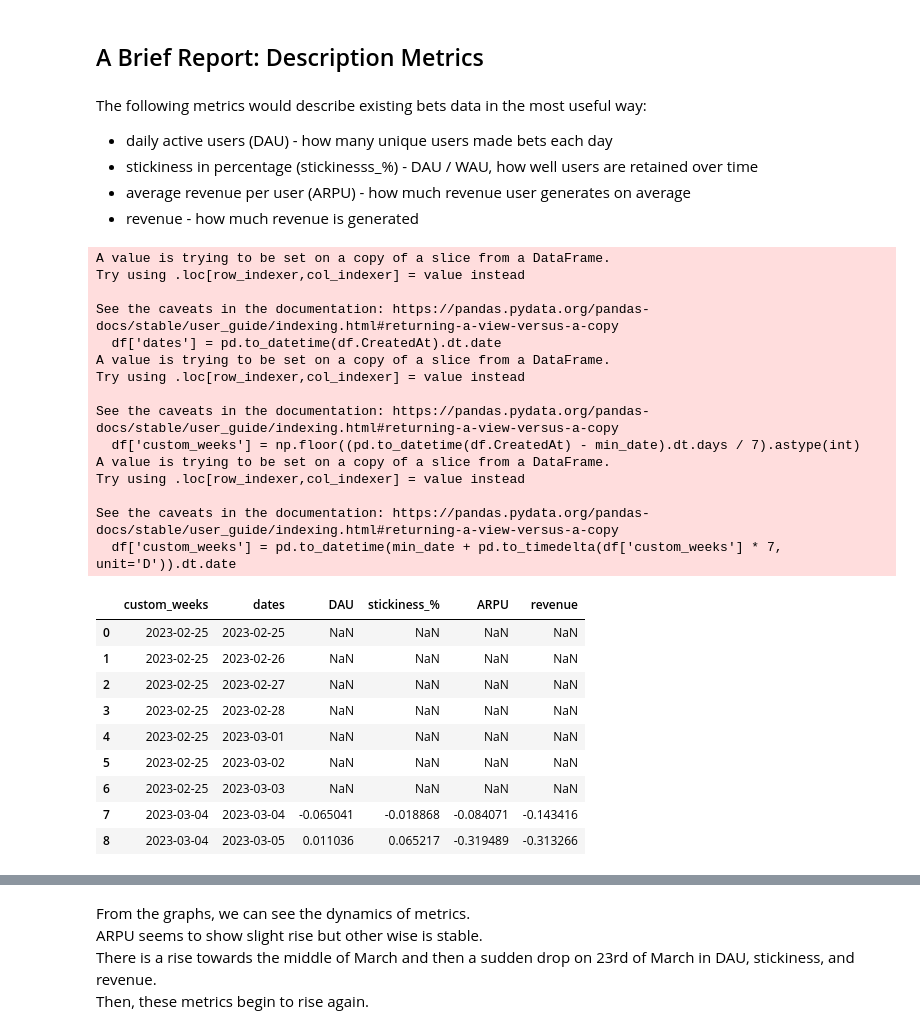
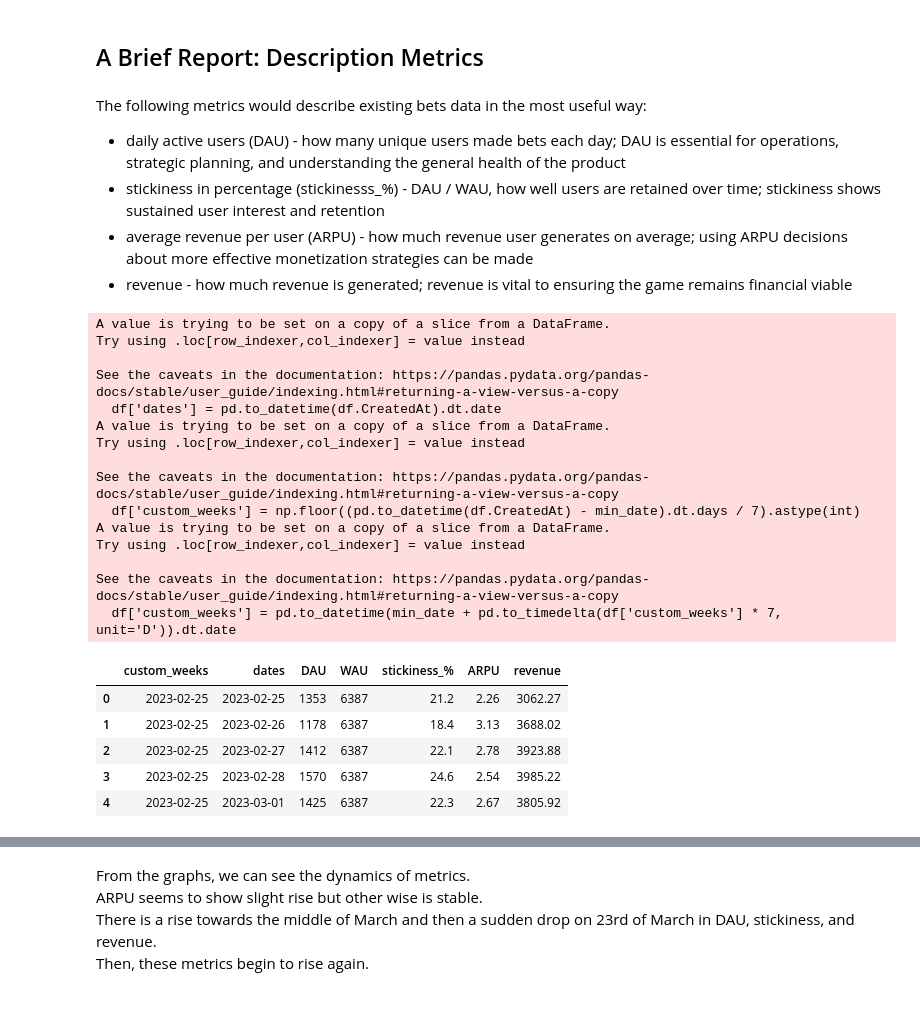
Before and after one commit to stasbub/seed, a Jupyter notebook: src/Aviatrix/aviatrix.ipynb, the cells around one changed output, grey strips where cells are left out. Drawn from its saved outputs; the diff is of its cells as text; code cells hidden in the pictures; blank space fills up the shorter version.

```diff
--- a/src/Aviatrix/aviatrix.ipynb
+++ b/src/Aviatrix/aviatrix.ipynb
@@ -146,10 +146,10 @@ df = df.query("stake_currency != 0")
 ## A Brief Report: Description Metrics
 # %% [markdown]
 The following metrics would describe existing bets data in the most useful way:
-- daily active users (DAU) - how many unique users made bets each day
-- stickiness in percentage (stickinesss_%) - DAU / WAU, how well users are retained over time
-- average revenue per user (ARPU) - how much revenue user generates on average
-- revenue - how much revenue is generated
+- daily active users (DAU) - how many unique users made bets each day; DAU is essential for operations, strategic planning, and understanding the general health of the product
+- stickiness in percentage (stickinesss_%) - DAU / WAU, how well users are retained over time; stickiness shows sustained user interest and retention
+- average revenue per user (ARPU) - how much revenue user generates on average; using ARPU decisions about more effective monetization strategies can be made
+- revenue - how much revenue is generated; revenue is vital to ensuring the game remains financial viable
 # %%
 df['dates'] = pd.to_datetime(df.CreatedAt).dt.date
 
@@ -174,46 +174,37 @@ daily_metrics = df.groupby(["custom_weeks", "dates", "UserId"]) \
 
 metrics_by_weeks = daily_metrics.merge(weekly_metrics, on='custom_weeks')
 
 metrics_by_weeks['DAU'] = metrics_by_weeks.DAU.round().astype("int")
 metrics_by_weeks['ARPU'] = metrics_by_weeks.ARPU.round(2)
 
 metrics_by_weeks['stickiness_%'] = ((metrics_by_weeks.DAU / metrics_by_weeks.WAU) * 100).round(1)
 
 move_WAU = metrics_by_weeks.pop('WAU')
 metrics_by_weeks.insert(3, move_WAU.name, move_WAU)
 
 move_stickiness = metrics_by_weeks.pop('stickiness_%')
 metrics_by_weeks.insert(4, move_stickiness.name, move_stickiness)
 
-metrics_by_weeks['custom_weeks'] = pd.to_datetime(metrics_by_weeks.custom_weeks)
-metrics_by_weeks = metrics_by_weeks.set_index(['custom_weeks', 'dates']).pct_change(7).reset_index()
-
-metrics_by_weeks = metrics_by_weeks.drop('WAU', axis=1)
-
-metrics_by_weeks.head(9)
+metrics_by_weeks.head(5)
 # %% [output]
 A value is trying to be set on a copy of a slice from a DataFrame.
 Try using .loc[row_indexer,col_indexer] = value instead
 
 See the caveats in the documentation: https://pandas.pydata.org/pandas-docs/stable/user_guide/indexing.html#returning-a-view-versus-a-copy
   df['dates'] = pd.to_datetime(df.CreatedAt).dt.date
 A value is trying to be set on a copy of a slice from a DataFrame.
 Try using .loc[row_indexer,col_indexer] = value instead
 
 See the caveats in the documentation: https://pandas.pydata.org/pandas-docs/stable/user_guide/indexing.html#returning-a-view-versus-a-copy
   df['custom_weeks'] = np.floor((pd.to_datetime(df.CreatedAt) - min_date).dt.days / 7).astype(int)
 A value is trying to be set on a copy of a slice from a DataFrame.
 Try using .loc[row_indexer,col_indexer] = value instead
 
 See the caveats in the documentation: https://pandas.pydata.org/pandas-docs/stable/user_guide/indexing.html#returning-a-view-versus-a-copy
   df['custom_weeks'] = pd.to_datetime(min_date + pd.to_timedelta(df['custom_weeks'] * 7, unit='D')).dt.date
-|  | custom_weeks | dates | DAU | stickiness_% | ARPU | revenue |
-| 0 | 2023-02-25 | 2023-02-25 | NaN | NaN | NaN | NaN |
-| 1 | 2023-02-25 | 2023-02-26 | NaN | NaN | NaN | NaN |
-| 2 | 2023-02-25 | 2023-02-27 | NaN | NaN | NaN | NaN |
-| 3 | 2023-02-25 | 2023-02-28 | NaN | NaN | NaN | NaN |
-| 4 | 2023-02-25 | 2023-03-01 | NaN | NaN | NaN | NaN |
-| 5 | 2023-02-25 | 2023-03-02 | NaN | NaN | NaN | NaN |
-| 6 | 2023-02-25 | 2023-03-03 | NaN | NaN | NaN | NaN |
-| 7 | 2023-03-04 | 2023-03-04 | -0.065041 | -0.018868 | -0.084071 | -0.143416 |
-| 8 | 2023-03-04 | 2023-03-05 | 0.011036 | 0.065217 | -0.319489 | -0.313266 |
+|  | custom_weeks | dates | DAU | WAU | stickiness_% | ARPU | revenue |
+| 0 | 2023-02-25 | 2023-02-25 | 1353 | 6387 | 21.2 | 2.26 | 3062.27 |
+| 1 | 2023-02-25 | 2023-02-26 | 1178 | 6387 | 18.4 | 3.13 | 3688.02 |
+| 2 | 2023-02-25 | 2023-02-27 | 1412 | 6387 | 22.1 | 2.78 | 3923.88 |
+| 3 | 2023-02-25 | 2023-02-28 | 1570 | 6387 | 24.6 | 2.54 | 3985.22 |
+| 4 | 2023-02-25 | 2023-03-01 | 1425 | 6387 | 22.3 | 2.67 | 3805.92 |
```
Also changed, not shown: parts of 4 cells of this notebook.
